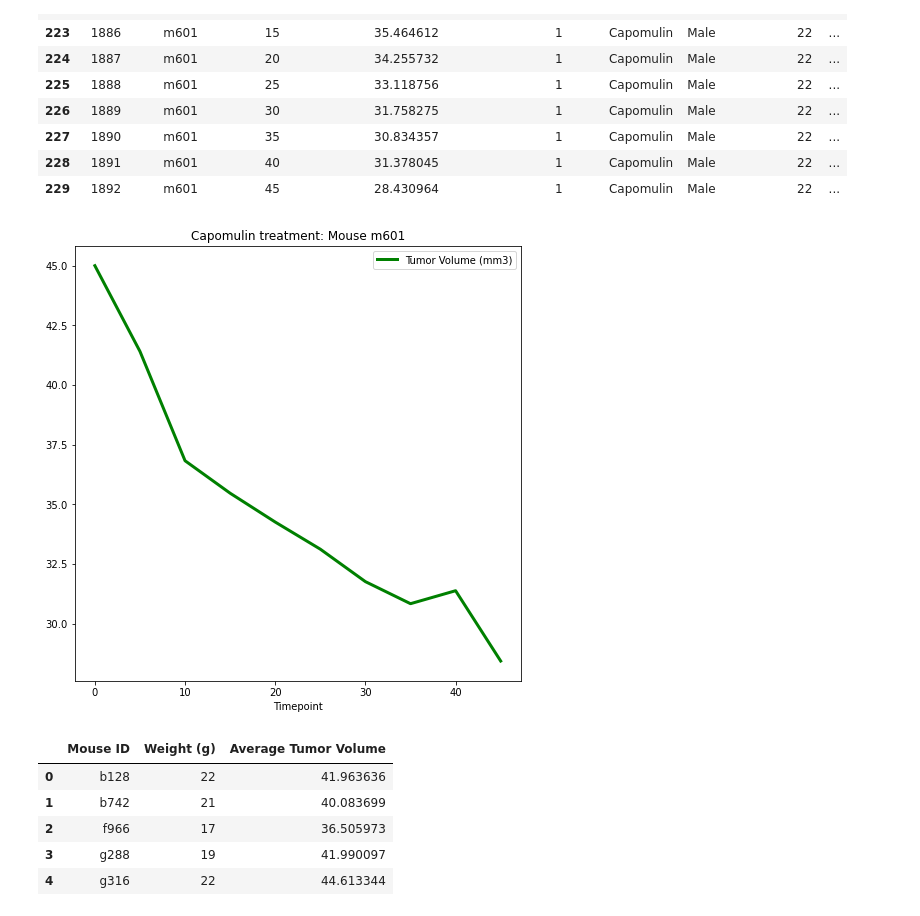
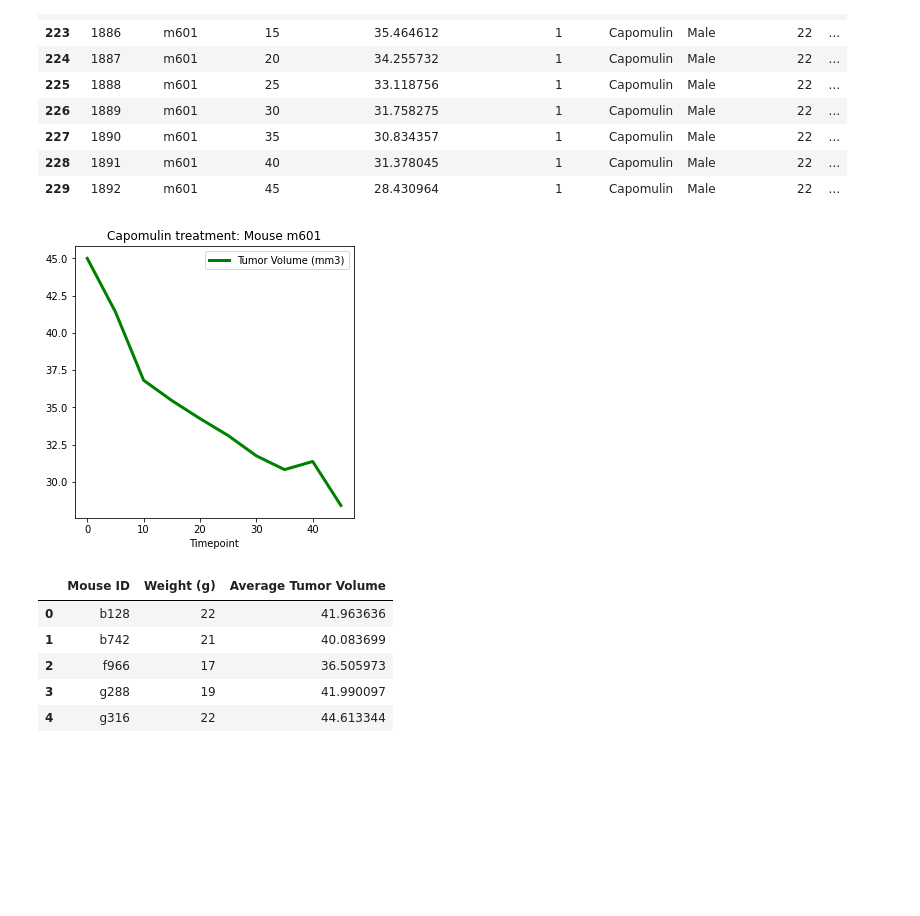
Before and after one commit to todd-tuchek/matplotlib-challenge, a Jupyter notebook: Pymaceuticals/pymaceuticals_starter.ipynb, the cells around one changed output. Drawn from its saved outputs; the diff is of its cells as text; code cells hidden in the pictures; blank space fills up the shorter version.

```diff
--- a/Pymaceuticals/pymaceuticals_starter.ipynb
+++ b/Pymaceuticals/pymaceuticals_starter.ipynb
@@ -322,9 +330,9 @@ mouse_capo = mouse_capo.loc[:, ["Timepoint", "Tumor Volume (mm3)"]]
 mouse_capo = mouse_capo.reset_index(drop=True)
 # %%
 # Create the line plot showing the Capomulin treatment with this one mouse
-mouse_capo.set_index("Timepoint").plot(figsize=(8,8), linewidth=3, color="green", title="Capomulin treatment: Mouse m601");
+mouse_capo.set_index("Timepoint").plot(figsize=(5,5), linewidth=3, color="green", title="Capomulin treatment: Mouse m601");
 # %% [output]
-[figure, old version]
+[figure, new version]
 # %%
 # Generate a scatter plot of mouse weight versus average tumor volume for the Capomulin regimen
 # Use the capomulin dataframe, and arrange into 3 columns "Mouse ID", "Weight (g)", and "Tumor Volume (mm3)"
```
Also changed, not shown: parts of 6 cells of this notebook.
